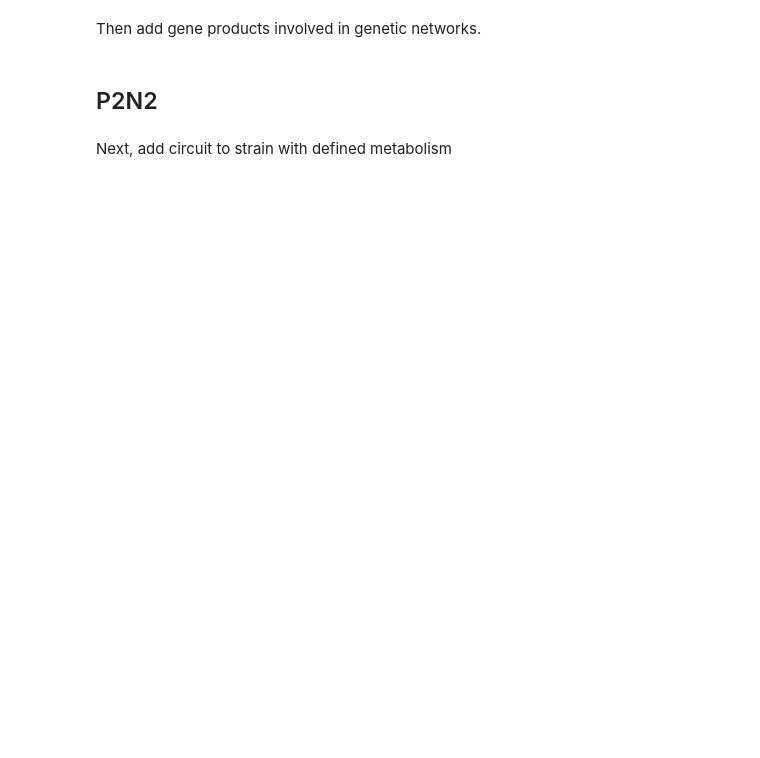
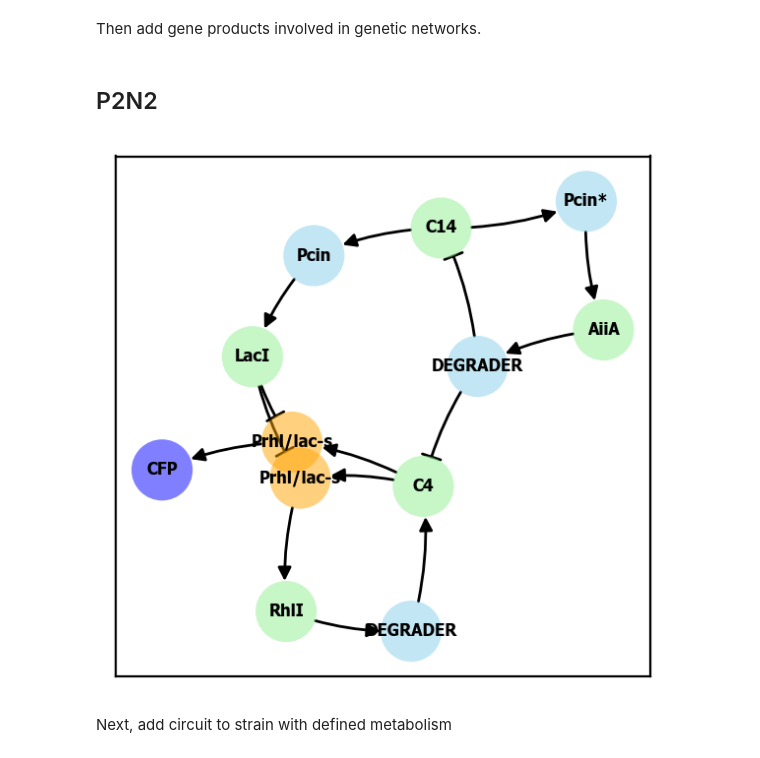
Before and after one commit to RudgeLab/LOICA, a Jupyter notebook: notebooks/compare_to_papers/Chen_et_al.ipynb, the cells around one changed output. Saved outputs shown, nothing was run; the diff lists cells and outputs as text; code cells hidden in the pictures; blank space fills up the shorter version.

```diff
--- a/notebooks/compare_to_papers/Chen_et_al.ipynb
+++ b/notebooks/compare_to_papers/Chen_et_al.ipynb
@@ -52,6 +28,47 @@ activator.add_impactor([aiia_deg_ahls, rhli_c4])
+# %%
+activator = lc.GeneticNetwork()
+
+degr_rate = 1.8*683.89*10**-9
+rhli = lc.Regulator(name='RhlI', degradation_rate=degr_rate)
+c4 = lc.Regulator(name='C4', diffusion_rate=180)
+aiia = lc.Regulator(name="AiiA", degradation_rate=degr_rate)
+laci = lc.Regulator(name='LacI', degradation_rate=degr_rate)
+cfp = lc.Reporter(name="CFP", degradation_rate=degr_rate, color='green')
+c14 = lc.Regulator(name='C14', diffusion_rate=126)
+
+dr_rhli = degr_rate * rhli.concentration / (1300*10**-9) + aiia.concentration + laci.concentration + cfp.concentration
+rhli = lc.Regulator(name='RhlI', degradation_rate=dr_rhli)
+
+dr_aiia = degr_rate * aiia.concentration / (1300*10**-9) + rhli.concentration + laci.concentration + cfp.concentration
+aiia = lc.Regulator(name="AiiA", degradation_rate=dr_aiia)
+
+dr_laci = degr_rate * laci.concentration / (1300*10**-9) + aiia.concentration + rhli.concentration + cfp.concentration
+laci = lc.Regulator(name='LacI', degradation_rate=dr_laci)
+
+dr_cfp = degr_rate * cfp.concentration / (1300*10**-9) + aiia.concentration + laci.concentration + rhli.concentration
+cfp = lc.Reporter(name="CFP", degradation_rate=dr_cfp, color='blue')
+
+activator.add_regulator([rhli, c4, aiia, laci, c14])
+activator.add_reporter(cfp)
+
+c14_aiia = lc.Hill1(c14, aiia, alpha=[27.03 * 15.108 * 10**-9, 141.61 * 15.108 * 10**-9], K=594.23*10**-9, n=4, name='Pcin*')
+c14_laci = lc.Hill1(c14, laci, alpha=[8.36 * 10**-9, 1735.47 * 8.36 * 10**-9], K=2357.3*10**-9, n=4, name='Pcin')
+
+# TODO: write alternative degrader code an test how different the result is
+aiia_deg_ahls = lc.Degrader(enzyme=aiia, substrate=[c14, c4], Km=5510*10**-6, k2=135420)
+
+c4_laci_cfp = lc.Hill2(input=[c4, laci], output=cfp, alpha=[20.13*10.423*10**-9, 367.48*10.423*10**-9, 0, 0], K=[5937*10**-9, 47.7*10**-9], n=[4, 2], name='Prhl/lac-s')
+c4_laci_rhli = lc.Hill2(input=[c4, laci], output=rhli, alpha=[20.13*10.423*10**-9, 367.48*10.423*10**-9, 0, 0], K=[5937*10**-9, 47.7*10**-9], n=[4, 2], name='Prhl/lac-s')
+
+rhli_c4 = lc.Producer(enzyme=rhli, product=c4, k2=960)
+
+activator.add_operator([c14_aiia, c14_laci, c4_laci_cfp, c4_laci_rhli])
+activator.add_impactor([aiia_deg_ahls, rhli_c4])
 # %%
 plt.figure(figsize=(3.5,3.5), dpi=200)
-activator.draw(pos=nx.planar_layout)
+activator.draw() #pos=nx.planar_layout
+# %% [output]
+[figure, added]
 # %% [markdown]
 Next, add circuit to strain with defined metabolism
 # %%
```
Also changed, not shown: parts of 9 cells of this notebook.
